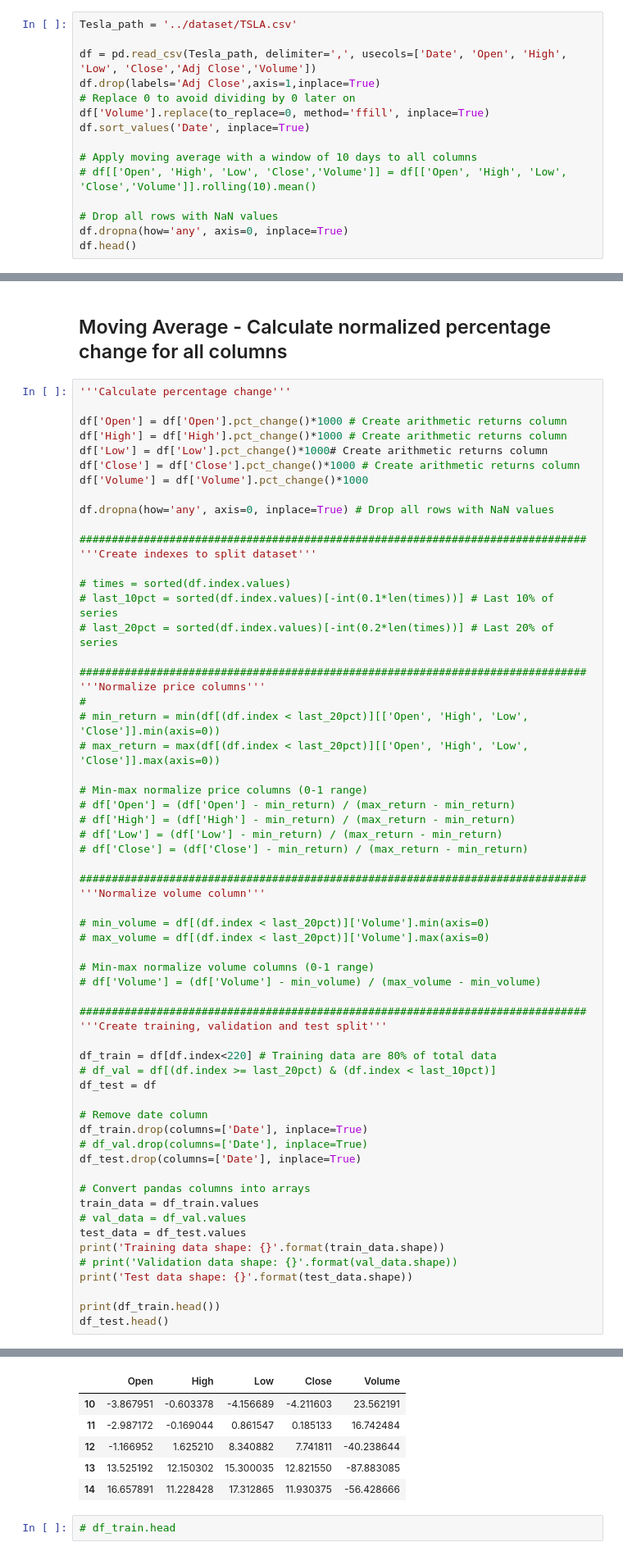
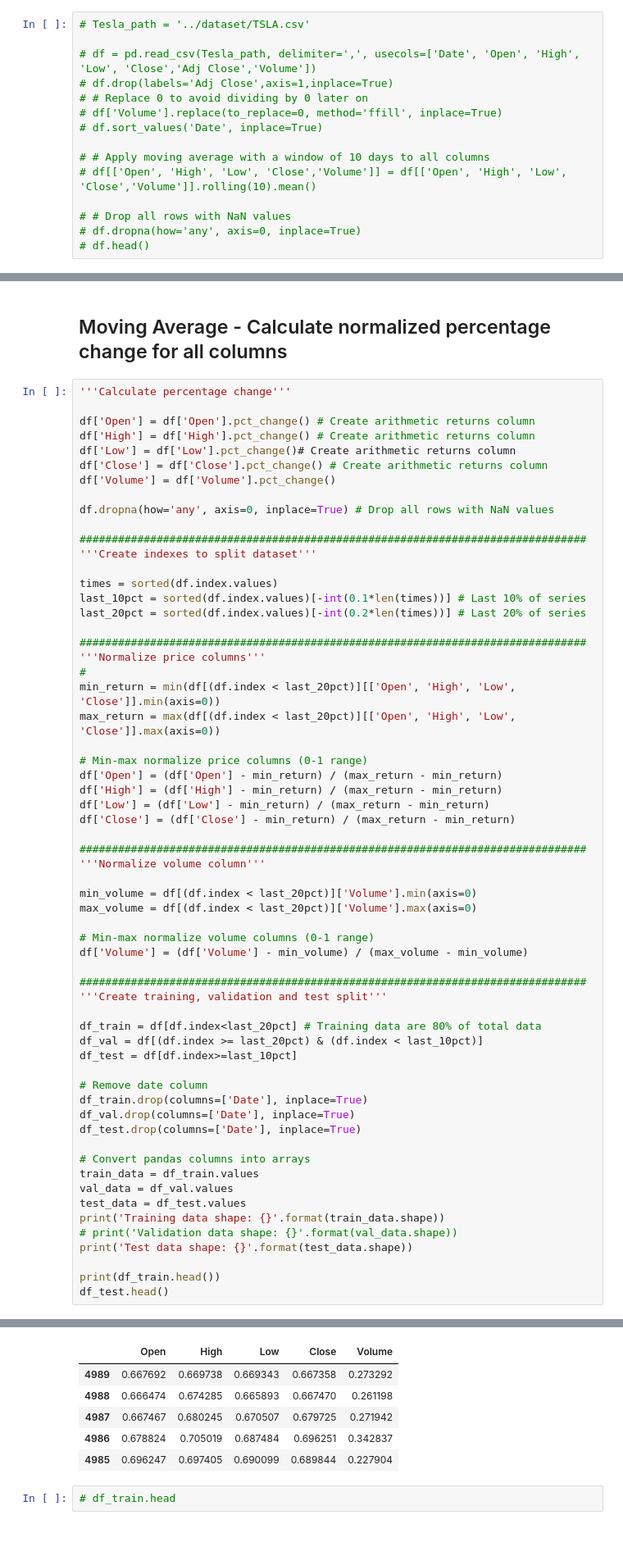
Before and after one commit to XuhuiZhan/BDA, a Jupyter notebook: Stock-Prediction-Models-master/deep-learning/IBM_Transformer+TimeEmbedding.ipynb, the cells around one changed output, grey strips where cells are left out. Shown: that part at 82% size. Drawn from its saved outputs; the diff is of its cells as text.

```diff
--- a/Stock-Prediction-Models-master/deep-learning/IBM_Transformer+TimeEmbedding.ipynb
+++ b/Stock-Prediction-Models-master/deep-learning/IBM_Transformer+TimeEmbedding.ipynb
@@ -530,15 +537,15 @@ class TransformerEncoder(Layer):
 # %%
-Tesla_path = '../dataset/TSLA.csv'
+# Tesla_path = '../dataset/TSLA.csv'
 
-df = pd.read_csv(Tesla_path, delimiter=',', usecols=['Date', 'Open', 'High', 'Low', 'Close','Adj Close','Volume'])
-df.drop(labels='Adj Close',axis=1,inplace=True)
-# Replace 0 to avoid dividing by 0 later on
-df['Volume'].replace(to_replace=0, method='ffill', inplace=True)
-df.sort_values('Date', inplace=True)
+# df = pd.read_csv(Tesla_path, delimiter=',', usecols=['Date', 'Open', 'High', 'Low', 'Close','Adj Close','Volume'])
+# df.drop(labels='Adj Close',axis=1,inplace=True)
+# # Replace 0 to avoid dividing by 0 later on
+# df['Volume'].replace(to_replace=0, method='ffill', inplace=True)
+# df.sort_values('Date', inplace=True)
 
-# Apply moving average with a window of 10 days to all columns
+# # Apply moving average with a window of 10 days to all columns
 # df[['Open', 'High', 'Low', 'Close','Volume']] = df[['Open', 'High', 'Low', 'Close','Volume']].rolling(10).mean()
 
-# Drop all rows with NaN values
-df.dropna(how='any', axis=0, inplace=True)
-df.head()
+# # Drop all rows with NaN values
+# df.dropna(how='any', axis=0, inplace=True)
+# df.head()
@@ -577,57 +577,57 @@ ax2.legend(loc="upper left", fontsize=12)
 # %%
 '''Calculate percentage change'''
 
-df['Open'] = df['Open'].pct_change()*1000 # Create arithmetic returns column
-df['High'] = df['High'].pct_change()*1000 # Create arithmetic returns column
-df['Low'] = df['Low'].pct_change()*1000# Create arithmetic returns column
-df['Close'] = df['Close'].pct_change()*1000 # Create arithmetic returns column
-df['Volume'] = df['Volume'].pct_change()*1000
+df['Open'] = df['Open'].pct_change() # Create arithmetic returns column
+df['High'] = df['High'].pct_change() # Create arithmetic returns column
+df['Low'] = df['Low'].pct_change()# Create arithmetic returns column
+df['Close'] = df['Close'].pct_change() # Create arithmetic returns column
+df['Volume'] = df['Volume'].pct_change()
 
 df.dropna(how='any', axis=0, inplace=True) # Drop all rows with NaN values
 
 ###############################################################################
 '''Create indexes to split dataset'''
 
-# times = sorted(df.index.values)
-# last_10pct = sorted(df.index.values)[-int(0.1*len(times))] # Last 10% of series
-# last_20pct = sorted(df.index.values)[-int(0.2*len(times))] # Last 20% of series
+times = sorted(df.index.values)
+last_10pct = sorted(df.index.values)[-int(0.1*len(times))] # Last 10% of series
+last_20pct = sorted(df.index.values)[-int(0.2*len(times))] # Last 20% of series
 
 ###############################################################################
 '''Normalize price columns'''
 #
-# min_return = min(df[(df.index < last_20pct)][['Open', 'High', 'Low', 'Close']].min(axis=0))
-# max_return = max(df[(df.index < last_20pct)][['Open', 'High', 'Low', 'Close']].max(axis=0))
+min_return = min(df[(df.index < last_20pct)][['Open', 'High', 'Low', 'Close']].min(axis=0))
+max_return = max(df[(df.index < last_20pct)][['Open', 'High', 'Low', 'Close']].max(axis=0))
 
 # Min-max normalize price columns (0-1 range)
-# df['Open'] = (df['Open'] - min_return) / (max_return - min_return)
-# df['High'] = (df['High'] - min_return) / (max_return - min_return)
-# df['Low'] = (df['Low'] - min_return) / (max_return - min_return)
-# df['Close'] = (df['Close'] - min_return) / (max_return - min_return)
+df['Open'] = (df['Open'] - min_return) / (max_return - min_return)
+df['High'] = (df['High'] - min_return) / (max_return - min_return)
+df['Low'] = (df['Low'] - min_return) / (max_return - min_return)
+df['Close'] = (df['Close'] - min_return) / (max_return - min_return)
 
 ###############################################################################
 '''Normalize volume column'''
 
-# min_volume = df[(df.index < last_20pct)]['Volume'].min(axis=0)
-# max_volume = df[(df.index < last_20pct)]['Volume'].max(axis=0)
+min_volume = df[(df.index < last_20pct)]['Volume'].min(axis=0)
+max_volume = df[(df.index < last_20pct)]['Volume'].max(axis=0)
 
 # Min-max normalize volume columns (0-1 range)
-# df['Volume'] = (df['Volume'] - min_volume) / (max_volume - min_volume)
+df['Volume'] = (df['Volume'] - min_volume) / (max_volume - min_volume)
 
 ###############################################################################
 '''Create training, validation and test split'''
 
-df_train = df[df.index<220] # Training data are 80% of total data
-# df_val = df[(df.index >= last_20pct) & (df.index < last_10pct)]
-df_test = df
+df_train = df[df.index<last_20pct] # Training data are 80% of total data
+df_val = df[(df.index >= last_20pct) & (df.index < last_10pct)]
+df_test = df[df.index>=last_10pct]
 
 # Remove date column
 df_train.drop(columns=['Date'], inplace=True)
-# df_val.drop(columns=['Date'], inplace=True)
+df_val.drop(columns=['Date'], inplace=True)
 df_test.drop(columns=['Date'], inplace=True)
 
 # Convert pandas columns into arrays
 train_data = df_train.values
-# val_data = df_val.values
+val_data = df_val.values
 test_data = df_test.values
 print('Training data shape: {}'.format(train_data.shape))
 # print('Validation data shape: {}'.format(val_data.shape))
@@ -647,9 +647,9 @@ Test data shape: (241, 5)
 |  | Open | High | Low | Close | Volume |
-| 10 | -3.867951 | -0.603378 | -4.156689 | -4.211603 | 23.562191 |
-| 11 | -2.987172 | -0.169044 | 0.861547 | 0.185133 | 16.742484 |
-| 12 | -1.166952 | 1.625210 | 8.340882 | 7.741811 | -40.238644 |
-| 13 | 13.525192 | 12.150302 | 15.300035 | 12.821550 | -87.883085 |
-| 14 | 16.657891 | 11.228428 | 17.312865 | 11.930375 | -56.428666 |
+| 4989 | 0.667692 | 0.669738 | 0.669343 | 0.667358 | 0.273292 |
+| 4988 | 0.666474 | 0.674285 | 0.665893 | 0.667470 | 0.261198 |
+| 4987 | 0.667467 | 0.680245 | 0.670507 | 0.679725 | 0.271942 |
+| 4986 | 0.678824 | 0.705019 | 0.687484 | 0.696251 | 0.342837 |
+| 4985 | 0.696247 | 0.697405 | 0.690099 | 0.689844 | 0.227904 |
 # %%
 # df_train.head
 # %% [markdown]
```
Also changed, not shown: parts of 20 cells of this notebook, 2 other files.
